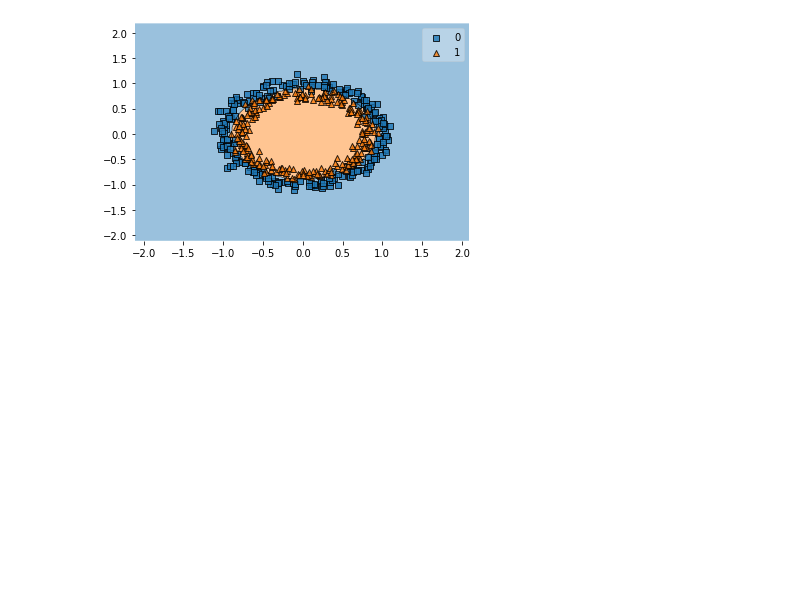
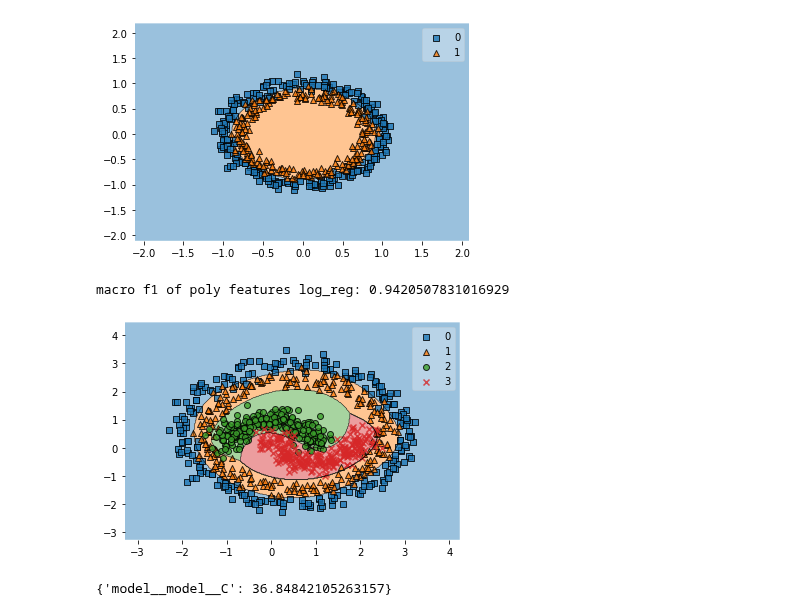
Before and after one commit to Sergey-Tkachenko/ml_mipt_homeworks, a Jupyter notebook: Lab1/Lab1_part2_SVM.ipynb, the cells around one changed output. Drawn from its saved outputs; the diff is of its cells as text; code cells hidden in the pictures; blank space fills up the shorter version.

```diff
--- a/Lab1/Lab1_part2_SVM.ipynb
+++ b/Lab1/Lab1_part2_SVM.ipynb
@@ -370,0 +348,24 @@ steps = [('transform_data', PolynomialFeatures(degree=5)), ()]
+# %%
+#Now we gonna deal with the last case
+#First, let's try logistic regression
+
+
+steps = [('transform_data', PolynomialFeatures(degree=5)), ('model', give_pipe(LogisticRegression(solver='saga', max_iter=5000, multi_class='multinomial')))]
+#print(Pipeline(steps).get_params().keys())
+gs_log_reg = GridSearchCV(Pipeline(steps), param_grid={"model__model__C":np.linspace(0.01, 100, 20)})
+gs_log_reg.fit(points, labels)
+best_C = gs_log_reg.best_params_['model__model__C']
+best_steps = [('transform_data', PolynomialFeatures(degree=5)), ('model', give_pipe(LogisticRegression(solver='saga', max_iter=5000, multi_class='multinomial', C=best_C)))]
+
+log_reg = Pipeline(steps=best_steps)
+log_reg.fit(points, labels)
+plot_decision_regions(points, labels, log_reg)
+print('macro f1 of poly features log_reg:', f1_score(labels, log_reg.predict(points), average='macro'))
+# %% [output]
+macro f1 of poly features log_reg: 0.9420507831016929
+[figure, added]
+# %%
+#Best C
+gs_log_reg.best_params_
+# %% [output]
+{'model__model__C': 36.84842105263157}
```
Also changed, not shown: parts of 4 cells of this notebook.
